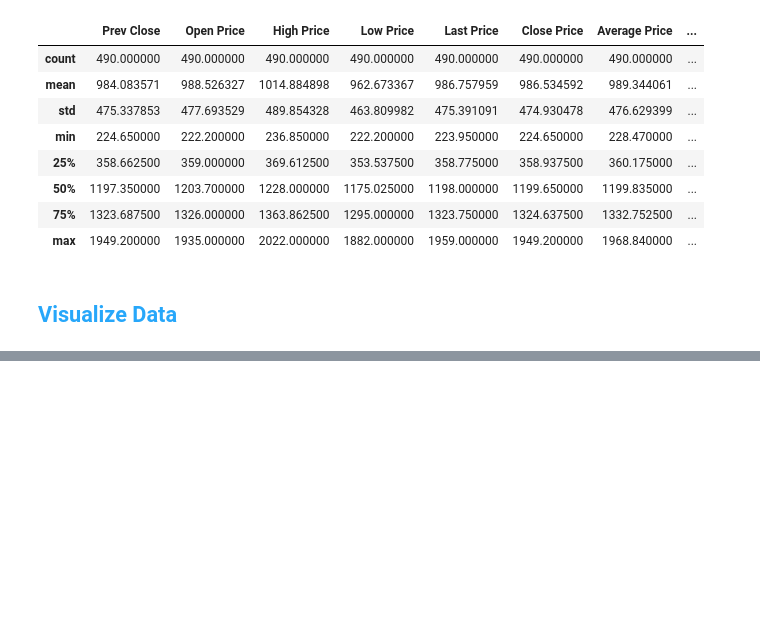
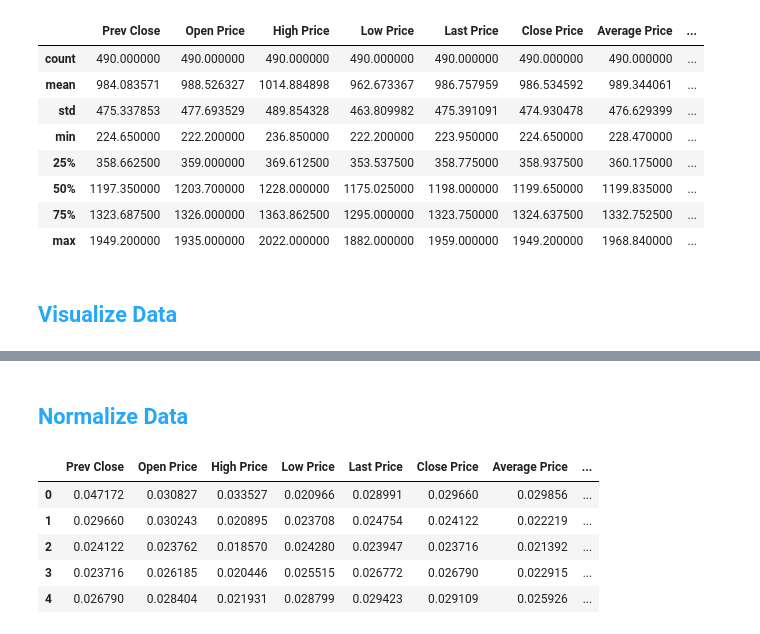
Before and after one commit to RD191295/Tensorflow_Tutorials, a Jupyter notebook: Stock_Market_Prediction.ipynb, the cells around one changed output, grey strips where cells are left out. Cells and saved outputs as stored; diff of their text form; code cells hidden in the pictures; blank space fills up the shorter version.

```diff
--- a/Stock_Market_Prediction.ipynb
+++ b/Stock_Market_Prediction.ipynb
@@ -74,6 +74,16 @@ stock_data.tail()
 | 487 | 20-Sep-2022 | 1572.1 | 1600.0 | 1600.00 | 1556.00 | 1567.7 | 1566.7 | 1576.36 | ... |
 | 488 | 21-Sep-2022 | 1566.7 | 1574.4 | 1579.00 | 1515.55 | 1527.0 | 1530.1 | 1538.25 | ... |
 | 489 | 22-Sep-2022 | 1530.1 | 1537.8 | 1537.80 | 1495.10 | 1508.0 | 1507.0 | 1508.21 | ... |
+# %%
+i_counter = 0
+item = []
+for i in range(len(stock_data)):
+  item.append(i_counter)
+  i_counter += 1
+
+stock_data['Item'] = item
+# %%
+stock_data = stock_data.drop(["Date"], axis = 1)
 # %%
 # check data type
 stock_data.info()
@@ -139,0 +151,16 @@ plt.show()
+# %% [markdown]
+<h2><b><font color=#27A7FA>Normalize Data</font></b></h2>
+# %%
+from sklearn.preprocessing import MinMaxScaler
+
+scaler = MinMaxScaler()
+stock_data_normalize = scaler.fit_transform(stock_data)
+stock_data_normalize= pd.DataFrame(stock_data_normalize,columns =["Prev Close","Open Price",	"High Price",	"Low Price",	"Last Price",	"Close Price",	"Average Price",	"Total Traded Quantity",	"Turnover",	"No. of Trades",	"Deliverable Qty",	"% Dly Qt to Traded Qty",	"Item"] )
+stock_data_normalize.head()
+# %% [output]
+|  | Prev Close | Open Price | High Price | Low Price | Last Price | Close Price | Average Price | ... |
+| 0 | 0.047172 | 0.030827 | 0.033527 | 0.020966 | 0.028991 | 0.029660 | 0.029856 | ... |
+| 1 | 0.029660 | 0.030243 | 0.020895 | 0.023708 | 0.024754 | 0.024122 | 0.022219 | ... |
+| 2 | 0.024122 | 0.023762 | 0.018570 | 0.024280 | 0.023947 | 0.023716 | 0.021392 | ... |
+| 3 | 0.023716 | 0.026185 | 0.020446 | 0.025515 | 0.026772 | 0.026790 | 0.022915 | ... |
+| 4 | 0.026790 | 0.028404 | 0.021931 | 0.028799 | 0.029423 | 0.029109 | 0.025926 | ... |
```
Also changed, not shown: parts of 4 cells of this notebook.
